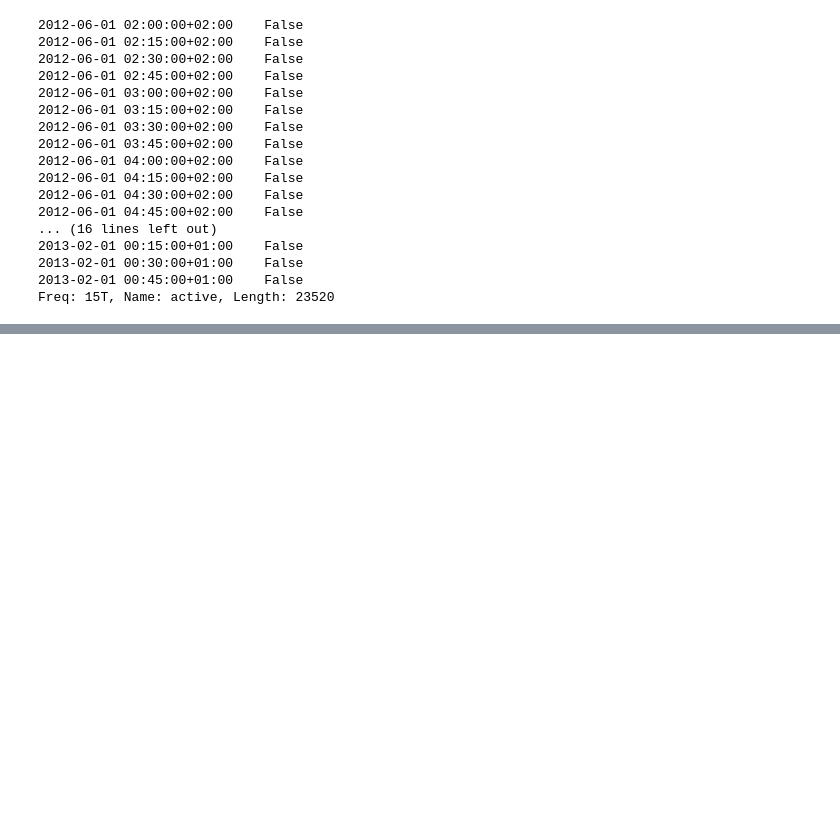
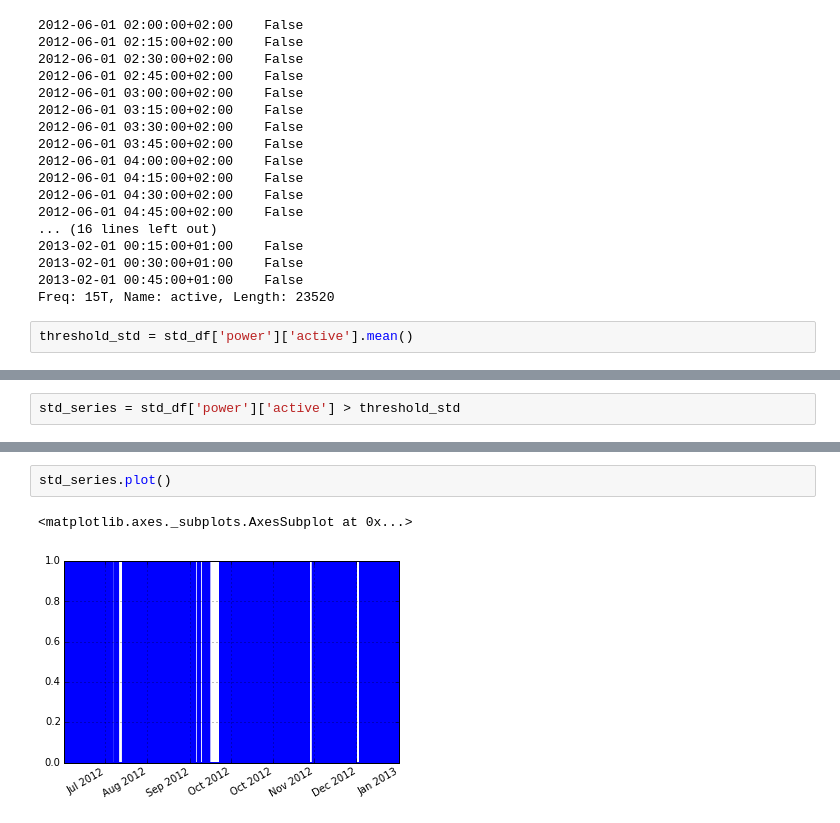
Before and after one commit to nipunbatra/NIOMTK, a Jupyter notebook: docs/Eco.ipynb, the cells around one changed output, grey strips where cells are left out. Cells and saved outputs as stored; diff of their text form; blank space fills up the shorter version.

```diff
--- a/docs/Eco.ipynb
+++ b/docs/Eco.ipynb
@@ -513,3 +513,5 @@ mean_df['power']['active'] > threshold_mean
 2013-02-01 00:30:00+01:00    False
 2013-02-01 00:45:00+01:00    False
 Freq: 15T, Name: active, Length: 23520
+# %%
+threshold_std = std_df['power']['active'].mean()
@@ -515,0 +568,2 @@ Freq: 15T, Name: active, Length: 23520
+# %%
+std_series = std_df['power']['active'] > threshold_std
@@ -515,0 +642,5 @@ Freq: 15T, Name: active, Length: 23520
+# %%
+std_series.plot()
+# %% [output]
+<matplotlib.axes._subplots.AxesSubplot at 0x...>
+[figure, added]
```
Also changed, not shown: parts of 13 cells of this notebook.
